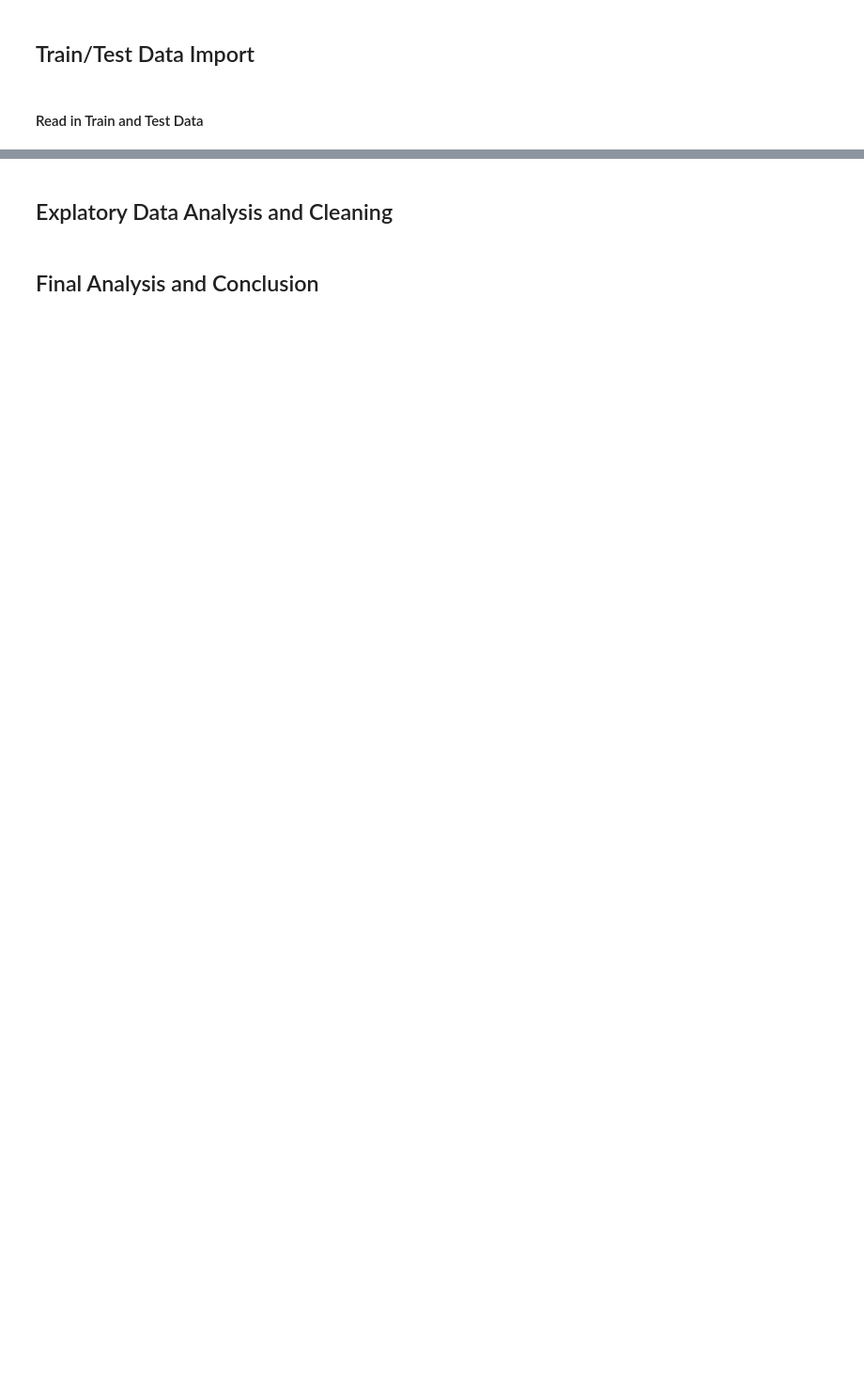
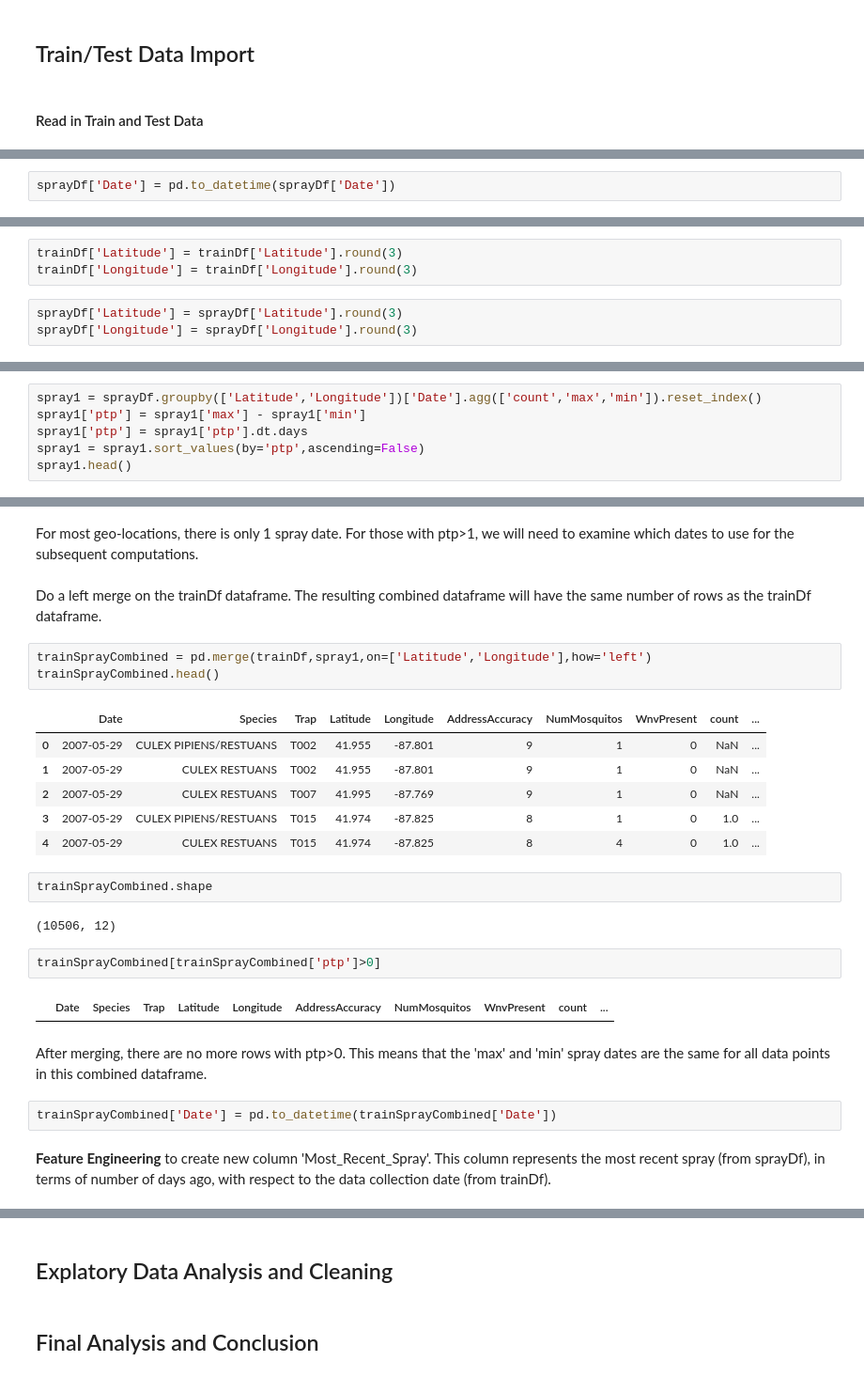
Before and after one commit to vincentleejiaqing/DSI11-SG-Project_4-GROUP_1, a Jupyter notebook: predict-west-nile-virus/project_4_GROUP_1.ipynb, the cells around one changed output, grey strips where cells are left out. Shown at 94% size. Drawn from its saved outputs; the diff is of its cells as text; blank space fills up the shorter version.

```diff
--- a/predict-west-nile-virus/project_4_GROUP_1.ipynb
+++ b/predict-west-nile-virus/project_4_GROUP_1.ipynb
@@ -41,0 +176,2 @@ The Chicago Municipality and Chicago Department of Public Health can choose the
+# %%
+sprayDf['Date'] = pd.to_datetime(sprayDf['Date'])
@@ -41,0 +188,6 @@ The Chicago Municipality and Chicago Department of Public Health can choose the
+# %%
+trainDf['Latitude'] = trainDf['Latitude'].round(3)
+trainDf['Longitude'] = trainDf['Longitude'].round(3)
+# %%
+sprayDf['Latitude'] = sprayDf['Latitude'].round(3)
+sprayDf['Longitude'] = sprayDf['Longitude'].round(3)
@@ -41,0 +196,6 @@ The Chicago Municipality and Chicago Department of Public Health can choose the
+# %%
+spray1 = sprayDf.groupby(['Latitude','Longitude'])['Date'].agg(['count','max','min']).reset_index()
+spray1['ptp'] = spray1['max'] - spray1['min']
+spray1['ptp'] = spray1['ptp'].dt.days
+spray1 = spray1.sort_values(by='ptp',ascending=False)
+spray1.head()
@@ -41,0 +235,28 @@ The Chicago Municipality and Chicago Department of Public Health can choose the
+# %% [markdown]
+For most geo-locations, there is only 1 spray date. For those with ptp>1, we will need to examine which dates to use for the subsequent computations.
+# %% [markdown]
+Do a left merge on the trainDf dataframe. The resulting combined dataframe will have the same number of rows as the trainDf dataframe.
+# %%
+trainSprayCombined = pd.merge(trainDf,spray1,on=['Latitude','Longitude'],how='left')
+trainSprayCombined.head()
+# %% [output]
+|  | Date | Species | Trap | Latitude | Longitude | AddressAccuracy | NumMosquitos | WnvPresent | count | ... |
+| 0 | 2007-05-29 | CULEX PIPIENS/RESTUANS | T002 | 41.955 | -87.801 | 9 | 1 | 0 | NaN | ... |
+| 1 | 2007-05-29 | CULEX RESTUANS | T002 | 41.955 | -87.801 | 9 | 1 | 0 | NaN | ... |
+| 2 | 2007-05-29 | CULEX RESTUANS | T007 | 41.995 | -87.769 | 9 | 1 | 0 | NaN | ... |
+| 3 | 2007-05-29 | CULEX PIPIENS/RESTUANS | T015 | 41.974 | -87.825 | 8 | 1 | 0 | 1.0 | ... |
+| 4 | 2007-05-29 | CULEX RESTUANS | T015 | 41.974 | -87.825 | 8 | 4 | 0 | 1.0 | ... |
+# %%
+trainSprayCombined.shape
+# %% [output]
+(10506, 12)
+# %%
+trainSprayCombined[trainSprayCombined['ptp']>0]
+# %% [output]
+|  | Date | Species | Trap | Latitude | Longitude | AddressAccuracy | NumMosquitos | WnvPresent | count | ... |
+# %% [markdown]
+After merging, there are no more rows with ptp>0. This means that the 'max' and 'min' spray dates are the same for all data points in this combined dataframe.
+# %%
+trainSprayCombined['Date'] = pd.to_datetime(trainSprayCombined['Date'])
+# %% [markdown]
+**Feature Engineering** to create new column 'Most_Recent_Spray'. This column represents the most recent spray (from sprayDf), in terms of number of days ago, with respect to the data collection date (from trainDf).
```
Also changed, not shown: parts of 97 cells of this notebook.
